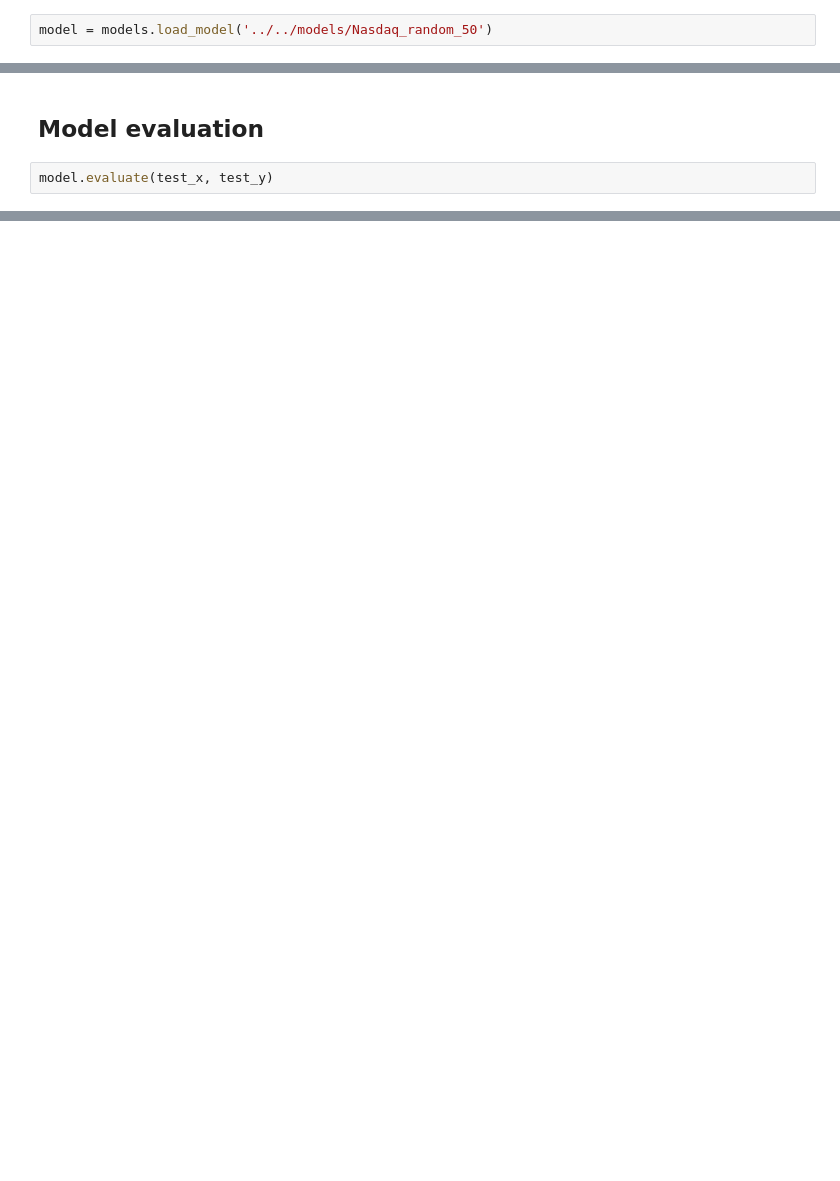
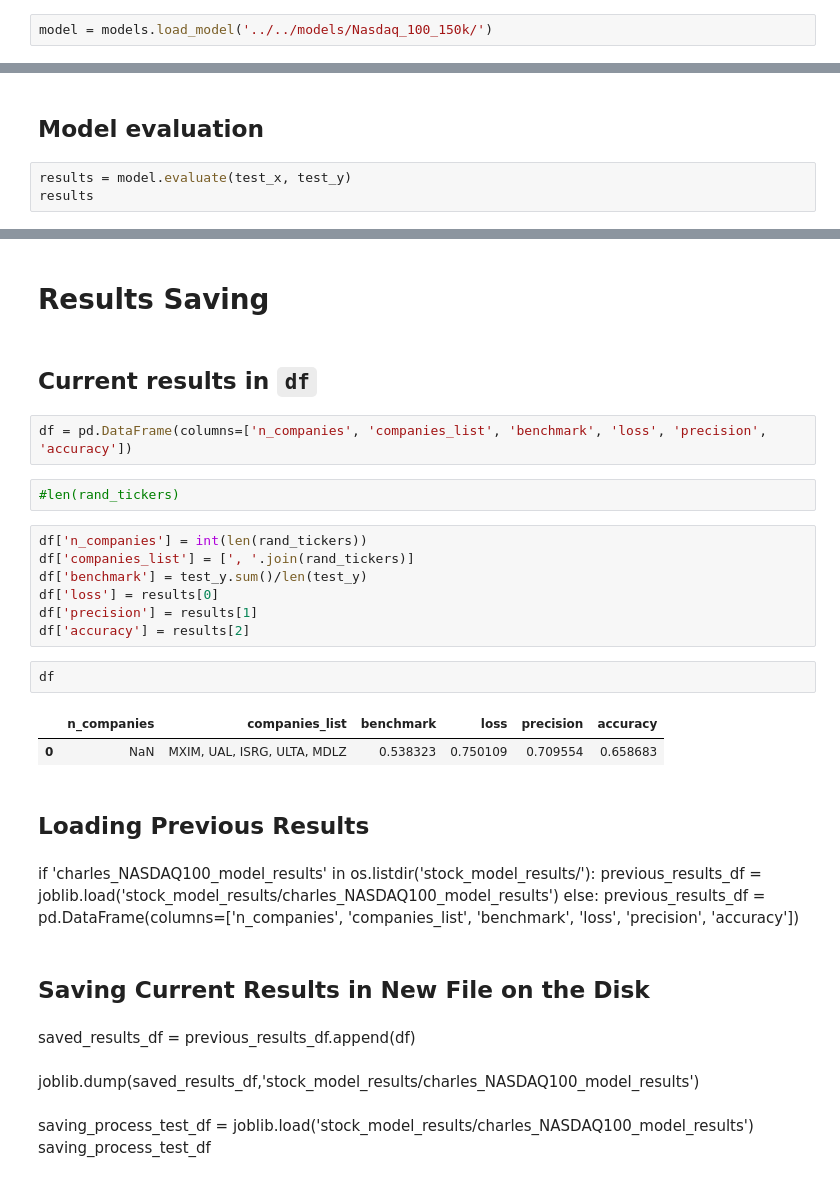
Before and after one commit to marcin-sobocinski/mlchartist, a Jupyter notebook: notebooks/companies_clusters/charles_NASDAQ100_model.ipynb, the cells around one changed output, grey strips where cells are left out. Cells and saved outputs as stored; diff of their text form; blank space fills up the shorter version.

```diff
--- a/notebooks/companies_clusters/charles_NASDAQ100_model.ipynb
+++ b/notebooks/companies_clusters/charles_NASDAQ100_model.ipynb
@@ -222,2 +226,2 @@ Nasdaq_random_50
 # %%
-model = models.load_model('../../models/Nasdaq_random_50')
+model = models.load_model('../../models/Nasdaq_100_150k/')
@@ -228,5 +248,6 @@ model.summary()
 # %% [markdown]
 ## Model evaluation
 # %%
-model.evaluate(test_x, test_y)
+results = model.evaluate(test_x, test_y)
+results
 # %% [output]
@@ -234,0 +260,36 @@ model.evaluate(test_x, test_y)
+# %% [markdown]
+# Results Saving
+# %% [markdown]
+## Current results in `df`
+# %%
+df = pd.DataFrame(columns=['n_companies', 'companies_list', 'benchmark', 'loss', 'precision', 'accuracy'])
+# %%
+#len(rand_tickers)
+# %%
+df['n_companies'] = int(len(rand_tickers))
+df['companies_list'] = [', '.join(rand_tickers)]
+df['benchmark'] = test_y.sum()/len(test_y)
+df['loss'] = results[0]
+df['precision'] = results[1]
+df['accuracy'] = results[2]
+# %%
+df
+# %% [output]
+|  | n_companies | companies_list | benchmark | loss | precision | accuracy |
+| 0 | NaN | MXIM, UAL, ISRG, ULTA, MDLZ | 0.538323 | 0.750109 | 0.709554 | 0.658683 |
+# %% [markdown]
+## Loading Previous Results
+# %% [markdown]
+if 'charles_NASDAQ100_model_results' in os.listdir('stock_model_results/'):
+    previous_results_df = joblib.load('stock_model_results/charles_NASDAQ100_model_results')
+else:
+    previous_results_df = pd.DataFrame(columns=['n_companies', 'companies_list', 'benchmark', 'loss', 'precision', 'accuracy'])
+# %% [markdown]
+## Saving Current Results in New File on the Disk
+# %% [markdown]
+saved_results_df = previous_results_df.append(df)
+# %% [markdown]
+joblib.dump(saved_results_df,'stock_model_results/charles_NASDAQ100_model_results')
+# %% [markdown]
+saving_process_test_df = joblib.load('stock_model_results/charles_NASDAQ100_model_results')
+saving_process_test_df
```
Also changed, not shown: parts of 18 cells of this notebook, 2 other files.
